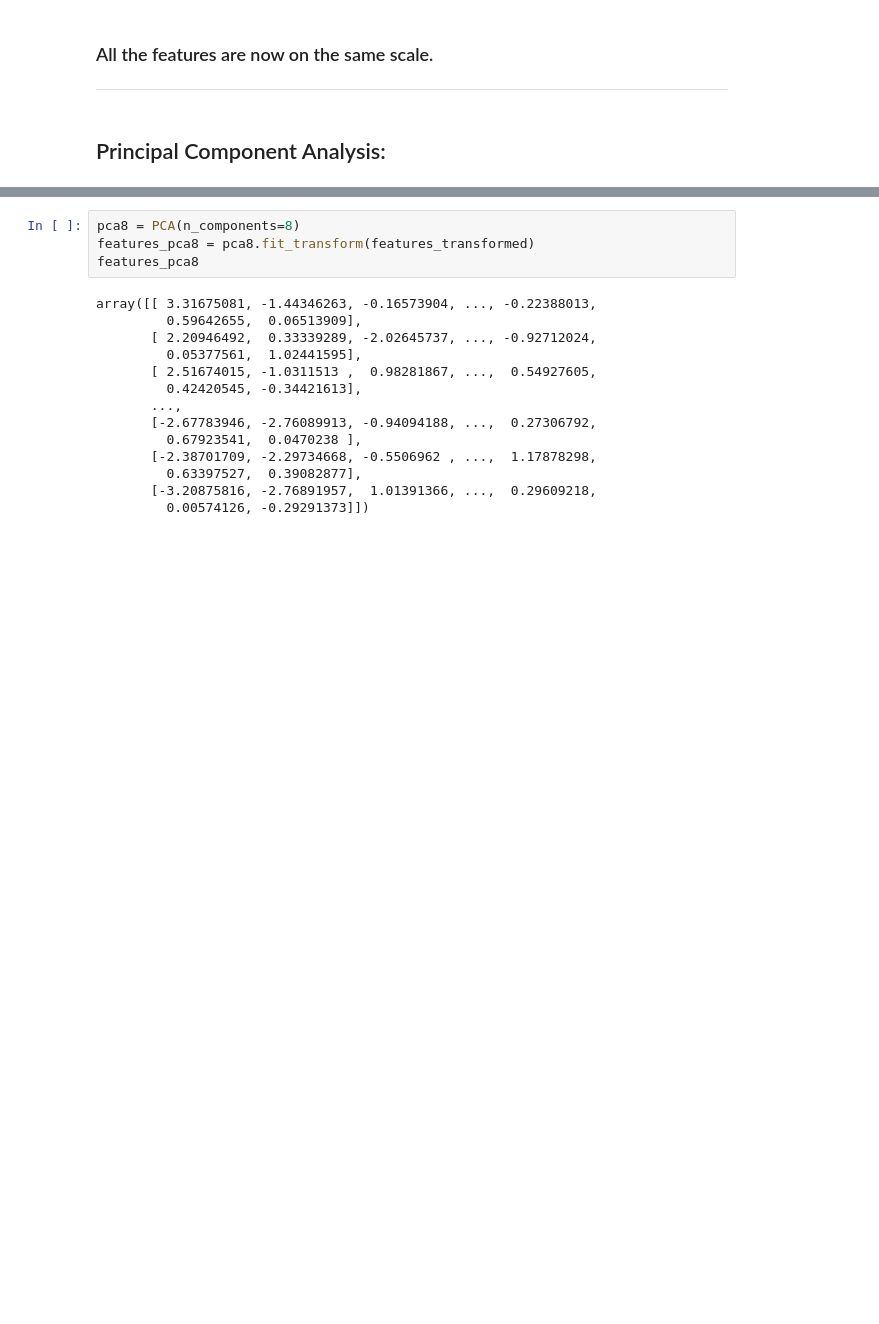
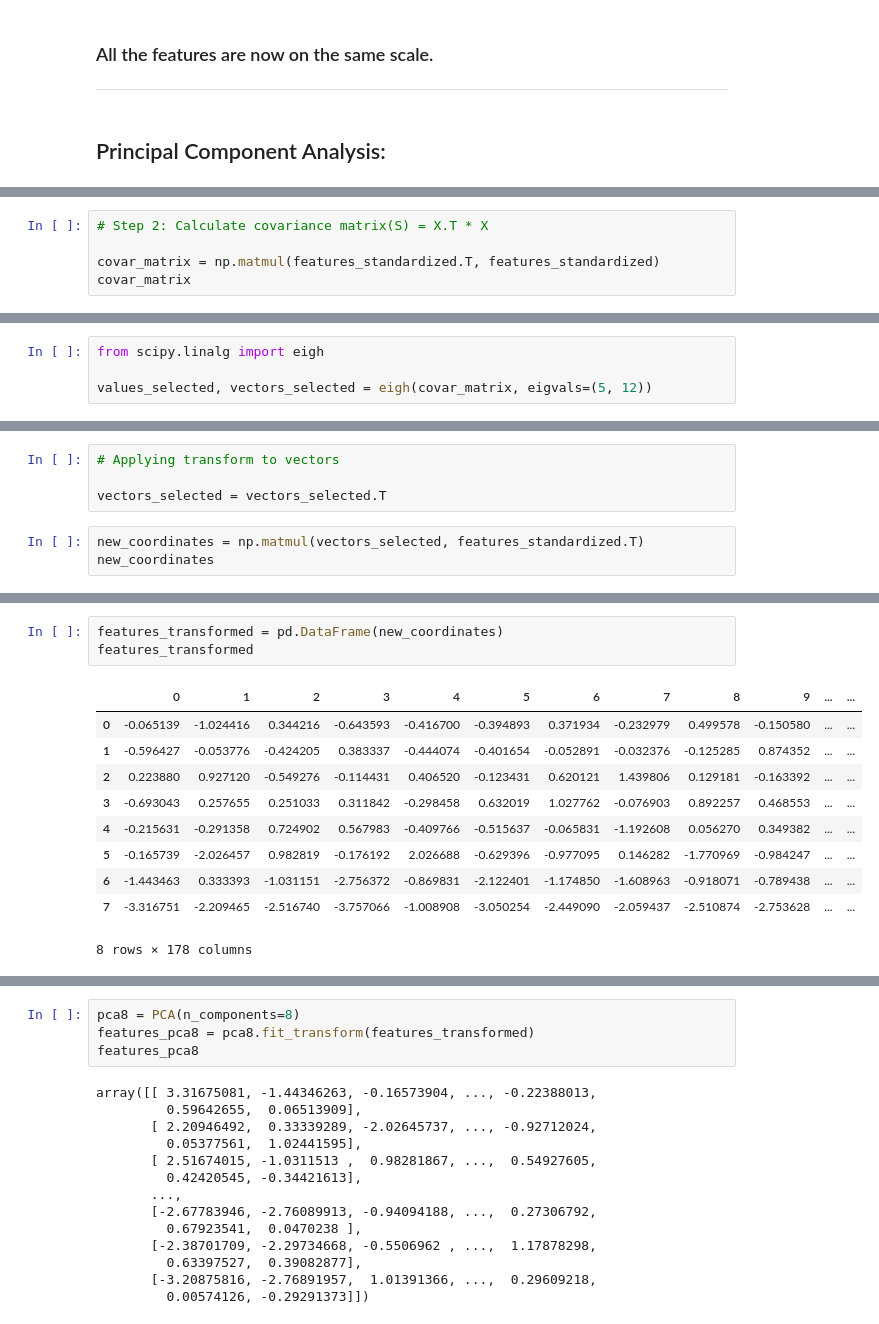
Before and after one commit to harish3110/Principal-Component-Analysis, a Jupyter notebook: Unsupervised Learning - Day 1.ipynb, the cells around one changed output, grey strips where cells are left out. Cells and saved outputs as stored; diff of their text form; blank space fills up the shorter version.

```diff
--- a/Unsupervised Learning - Day 1.ipynb
+++ b/Unsupervised Learning - Day 1.ipynb
@@ -225,0 +233,5 @@ features_transformed.head()
+# %%
+# Step 2: Calculate covariance matrix(S) = X.T * X
+
+covar_matrix = np.matmul(features_standardized.T, features_standardized)
+covar_matrix
@@ -225,0 +314,4 @@ features_transformed.head()
+# %%
+from scipy.linalg import eigh
+
+values_selected, vectors_selected = eigh(covar_matrix, eigvals=(5, 12))
@@ -225,0 +338,7 @@ features_transformed.head()
+# %%
+# Applying transform to vectors
+
+vectors_selected = vectors_selected.T
+# %%
+new_coordinates = np.matmul(vectors_selected, features_standardized.T)
+new_coordinates
@@ -225,0 +359,14 @@ features_transformed.head()
+# %%
+features_transformed = pd.DataFrame(new_coordinates)
+features_transformed
+# %% [output]
+|  | 0 | 1 | 2 | 3 | 4 | 5 | 6 | 7 | 8 | 9 | ... | ... |
+| 0 | -0.065139 | -1.024416 | 0.344216 | -0.643593 | -0.416700 | -0.394893 | 0.371934 | -0.232979 | 0.499578 | -0.150580 | ... | ... |
+| 1 | -0.596427 | -0.053776 | -0.424205 | 0.383337 | -0.444074 | -0.401654 | -0.052891 | -0.032376 | -0.125285 | 0.874352 | ... | ... |
+| 2 | 0.223880 | 0.927120 | -0.549276 | -0.114431 | 0.406520 | -0.123431 | 0.620121 | 1.439806 | 0.129181 | -0.163392 | ... | ... |
+| 3 | -0.693043 | 0.257655 | 0.251033 | 0.311842 | -0.298458 | 0.632019 | 1.027762 | -0.076903 | 0.892257 | 0.468553 | ... | ... |
+| 4 | -0.215631 | -0.291358 | 0.724902 | 0.567983 | -0.409766 | -0.515637 | -0.065831 | -1.192608 | 0.056270 | 0.349382 | ... | ... |
+| 5 | -0.165739 | -2.026457 | 0.982819 | -0.176192 | 2.026688 | -0.629396 | -0.977095 | 0.146282 | -1.770969 | -0.984247 | ... | ... |
+| 6 | -1.443463 | 0.333393 | -1.031151 | -2.756372 | -0.869831 | -2.122401 | -1.174850 | -1.608963 | -0.918071 | -0.789438 | ... | ... |
+| 7 | -3.316751 | -2.209465 | -2.516740 | -3.757066 | -1.008908 | -3.050254 | -2.449090 | -2.059437 | -2.510874 | -2.753628 | ... | ... |
+8 rows × 178 columns
```
Also changed, not shown: parts of 23 cells of this notebook.
